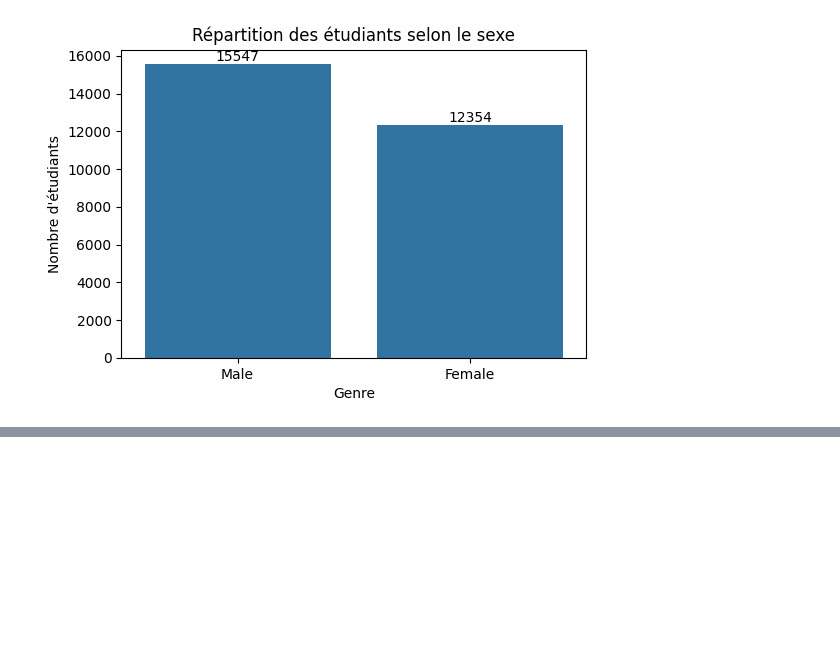
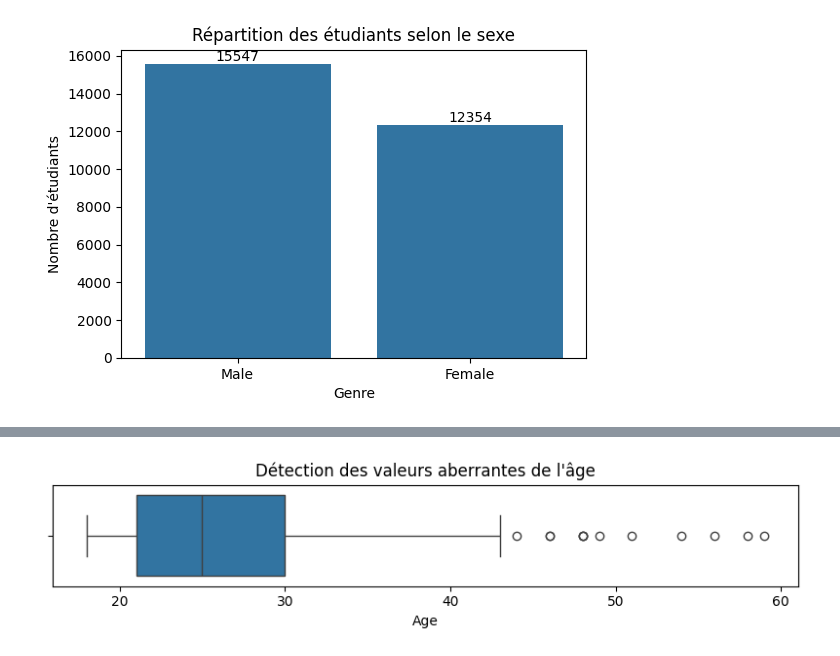
Before and after one commit to Ahlam-el-boujadi/Student-Mental-Health-Prediction, a Jupyter notebook: notebook/Exploratory_Data_Analysis.ipynb, the cells around one changed output, grey strips where cells are left out. Drawn from its saved outputs; the diff is of its cells as text; code cells hidden in the pictures; blank space fills up the shorter version.

```diff
--- a/notebook/Exploratory_Data_Analysis.ipynb
+++ b/notebook/Exploratory_Data_Analysis.ipynb
@@ -213,0 +251,14 @@ plt.show()
+# %%
+plt.figure(figsize=(8,2))
+
+sns.boxplot(
+    data=df,
+    x="Age"
+)
+
+plt.title("Détection des valeurs aberrantes de l'âge")
+
+plt.tight_layout()
+plt.show()
+# %% [output]
+[figure, added]
```
Also changed, not shown: parts of 59 cells of this notebook.
